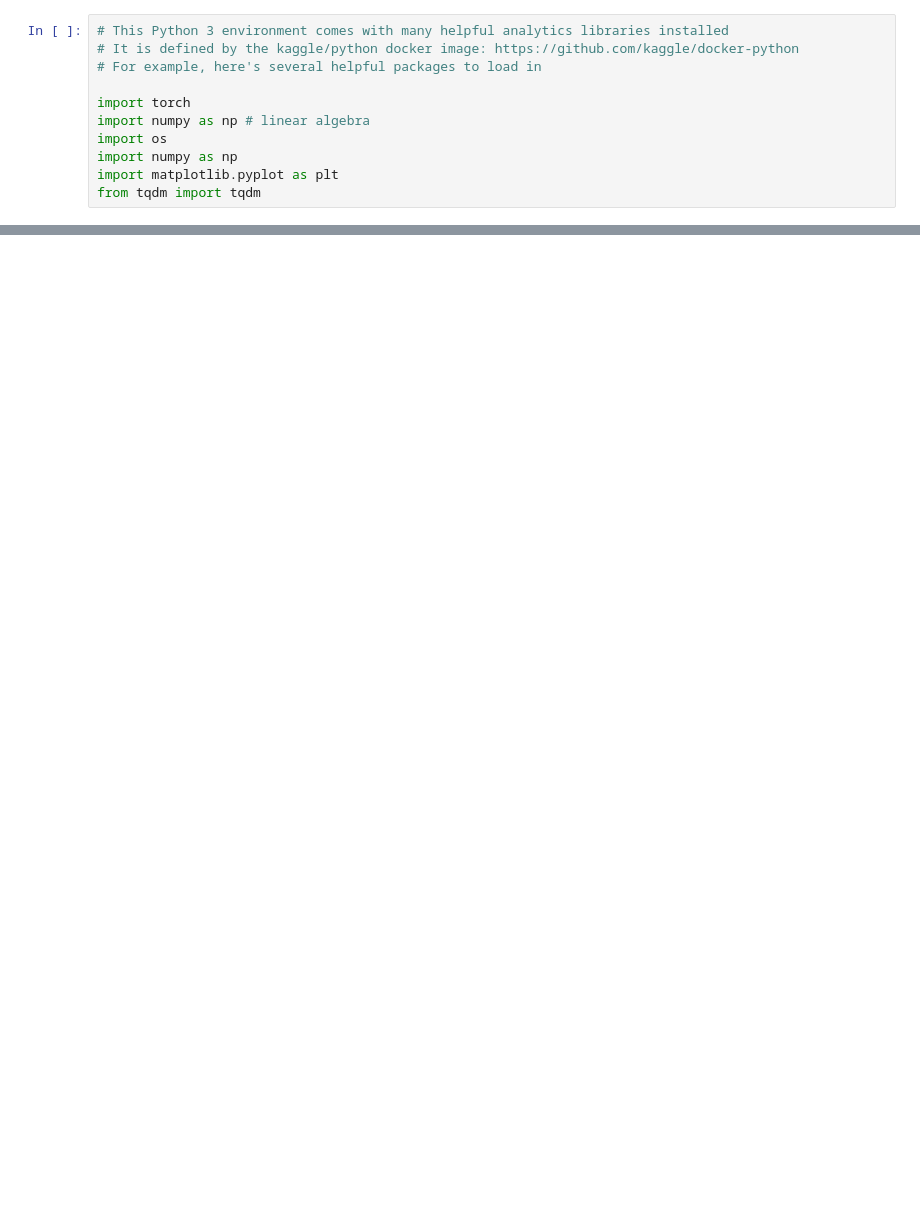
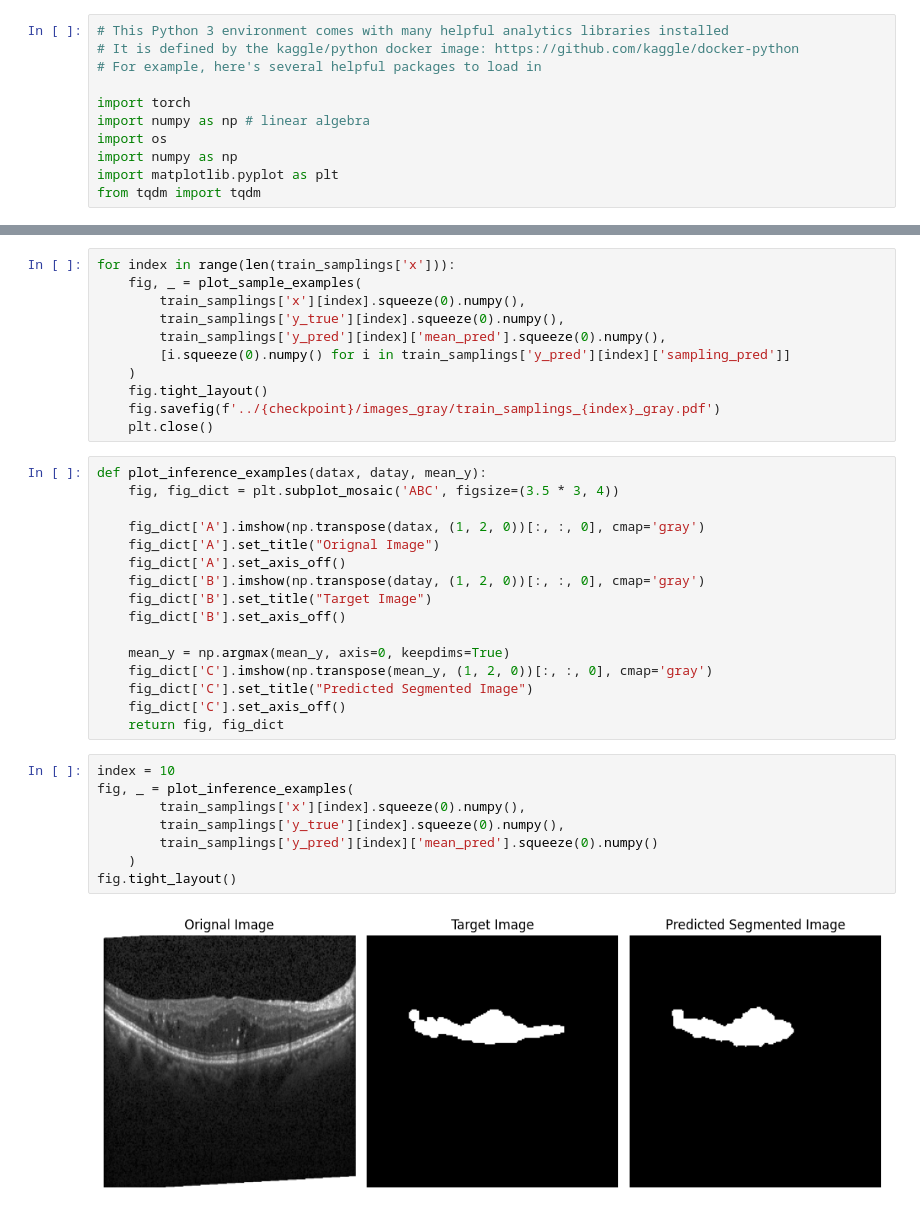
Before and after one commit to jhliu17/prob-unet, a Jupyter notebook: notebooks/prob_unet_analysis.ipynb, the cells around one changed output, grey strips where cells are left out. Drawn from its saved outputs; the diff is of its cells as text; blank space fills up the shorter version.

```diff
--- a/notebooks/prob_unet_analysis.ipynb
+++ b/notebooks/prob_unet_analysis.ipynb
@@ -45,0 +108,37 @@ for index in range(len(train_samplings['x'])):
+# %%
+for index in range(len(train_samplings['x'])):
+    fig, _ = plot_sample_examples(
+        train_samplings['x'][index].squeeze(0).numpy(),
+        train_samplings['y_true'][index].squeeze(0).numpy(),
+        train_samplings['y_pred'][index]['mean_pred'].squeeze(0).numpy(),
+        [i.squeeze(0).numpy() for i in train_samplings['y_pred'][index]['sampling_pred']]
+    )
+    fig.tight_layout()
+    fig.savefig(f'../{checkpoint}/images_gray/train_samplings_{index}_gray.pdf')
+    plt.close()
+# %%
+def plot_inference_examples(datax, datay, mean_y):
+    fig, fig_dict = plt.subplot_mosaic('ABC', figsize=(3.5 * 3, 4))
+
+    fig_dict['A'].imshow(np.transpose(datax, (1, 2, 0))[:, :, 0], cmap='gray')
+    fig_dict['A'].set_title("Orignal Image")
+    fig_dict['A'].set_axis_off()
+    fig_dict['B'].imshow(np.transpose(datay, (1, 2, 0))[:, :, 0], cmap='gray')
+    fig_dict['B'].set_title("Target Image")
+    fig_dict['B'].set_axis_off()
+
+    mean_y = np.argmax(mean_y, axis=0, keepdims=True)
+    fig_dict['C'].imshow(np.transpose(mean_y, (1, 2, 0))[:, :, 0], cmap='gray')
+    fig_dict['C'].set_title("Predicted Segmented Image")
+    fig_dict['C'].set_axis_off()
+    return fig, fig_dict
+# %%
+index = 10
+fig, _ = plot_inference_examples(
+        train_samplings['x'][index].squeeze(0).numpy(),
+        train_samplings['y_true'][index].squeeze(0).numpy(),
+        train_samplings['y_pred'][index]['mean_pred'].squeeze(0).numpy()
+    )
+fig.tight_layout()
+# %% [output]
+[figure, added]
```
Also changed, not shown: parts of 9 cells of this notebook, 2 other files.
